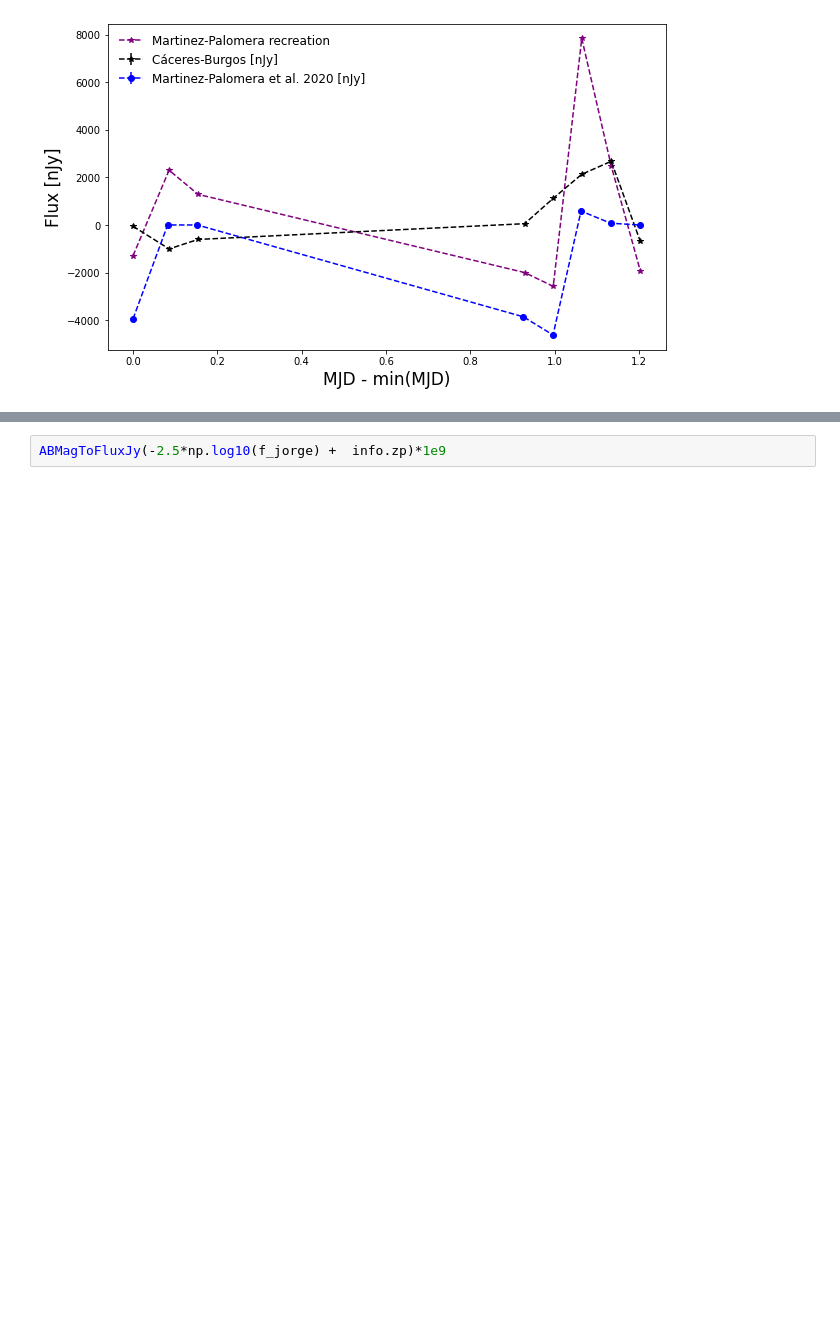
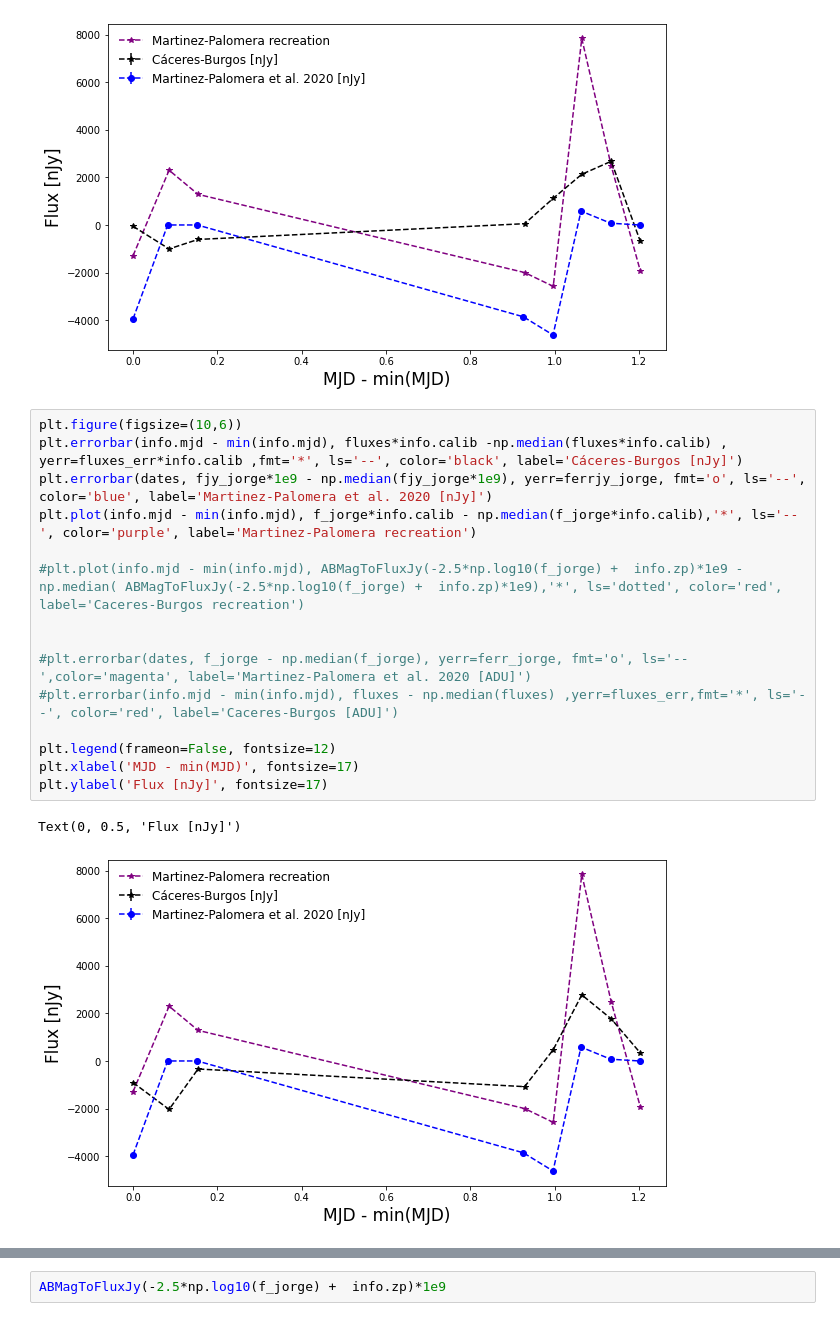
Before and after one commit to PauCaBu/astro_pola, a Jupyter notebook: notebooks/Convolving images.ipynb, the cells around one changed output, grey strips where cells are left out. Saved outputs shown, nothing was run; the diff lists cells and outputs as text; blank space fills up the shorter version.

```diff
--- a/notebooks/Convolving images.ipynb
+++ b/notebooks/Convolving images.ipynb
@@ -220,3 +220,21 @@ plt.ylabel('Flux [nJy]', fontsize=17)
 # %% [output]
 Text(0, 0.5, 'Flux [nJy]')
 [figure]
+# %%
+plt.figure(figsize=(10,6))
+plt.errorbar(info.mjd - min(info.mjd), fluxes*info.calib -np.median(fluxes*info.calib) , yerr=fluxes_err*info.calib ,fmt='*', ls='--', color='black', label='Cáceres-Burgos [nJy]')
+plt.errorbar(dates, fjy_jorge*1e9 - np.median(fjy_jorge*1e9), yerr=ferrjy_jorge, fmt='o', ls='--', color='blue', label='Martinez-Palomera et al. 2020 [nJy]')
+plt.plot(info.mjd - min(info.mjd), f_jorge*info.calib - np.median(f_jorge*info.calib),'*', ls='--', color='purple', label='Martinez-Palomera recreation')
+
+#plt.plot(info.mjd - min(info.mjd), ABMagToFluxJy(-2.5*np.log10(f_jorge) +  info.zp)*1e9 - np.median( ABMagToFluxJy(-2.5*np.log10(f_jorge) +  info.zp)*1e9),'*', ls='dotted', color='red', label='Caceres-Burgos recreation')
+
+
+#plt.errorbar(dates, f_jorge - np.median(f_jorge), yerr=ferr_jorge, fmt='o', ls='--',color='magenta', label='Martinez-Palomera et al. 2020 [ADU]')
+#plt.errorbar(info.mjd - min(info.mjd), fluxes - np.median(fluxes) ,yerr=fluxes_err,fmt='*', ls='--', color='red', label='Caceres-Burgos [ADU]')
+
+plt.legend(frameon=False, fontsize=12)
+plt.xlabel('MJD - min(MJD)', fontsize=17)
+plt.ylabel('Flux [nJy]', fontsize=17)
+# %% [output]
+Text(0, 0.5, 'Flux [nJy]')
+[figure, added]
```
Also changed, not shown: parts of 8 cells of this notebook, 2 other files.
